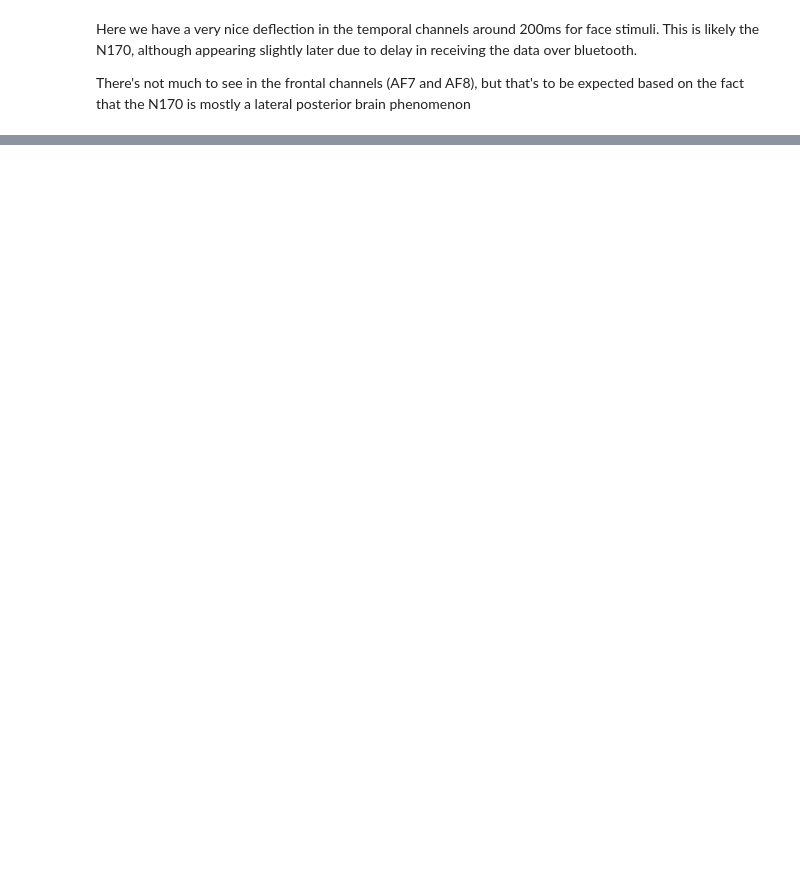
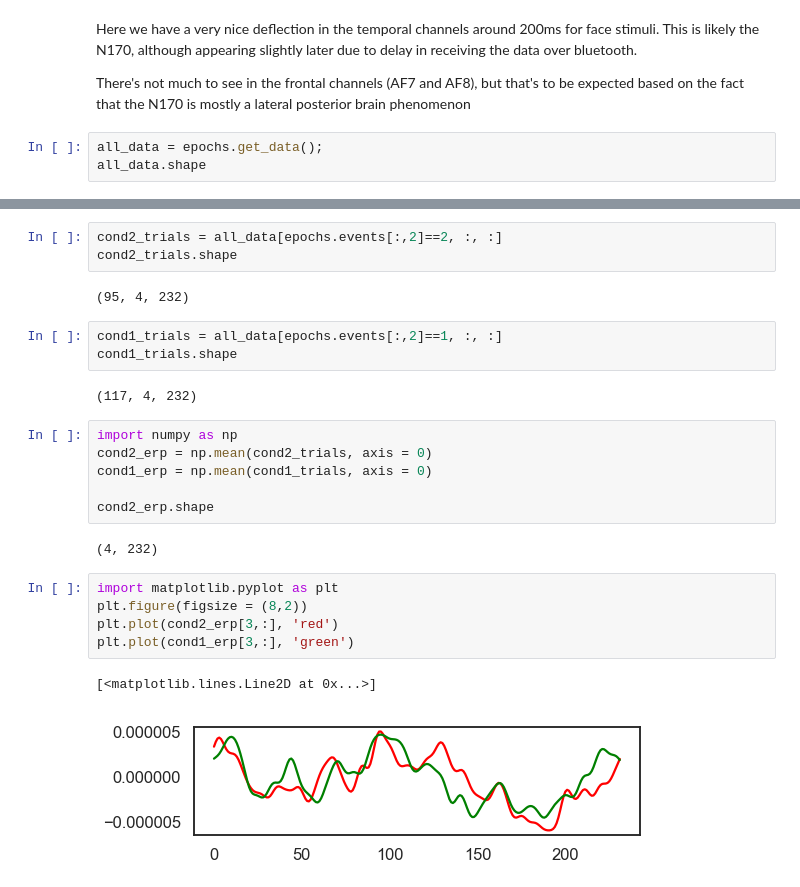
Before and after one commit to nomcomm/MediaNeuroscienceOnAShoestring_JMP, a Jupyter notebook: scripts/muse_analysis01.ipynb, the cells around one changed output, grey strips where cells are left out. Drawn from its saved outputs; the diff is of its cells as text; blank space fills up the shorter version.

```diff
--- a/scripts/muse_analysis01.ipynb
+++ b/scripts/muse_analysis01.ipynb
@@ -103,3 +103,6 @@ fig, ax = utils.plot_conditions(epochs, conditions=conditions,
 Here we have a very nice deflection in the temporal channels around 200ms for face stimuli. This is likely the N170, although appearing slightly later due to delay in receiving the data over bluetooth.
 
 There's not much to see in the frontal channels (AF7 and AF8), but that's to be expected based on the fact that the N170 is mostly a lateral posterior brain phenomenon
+# %%
+all_data = epochs.get_data();
+all_data.shape
@@ -105,0 +131,26 @@ There's not much to see in the frontal channels (AF7 and AF8), but that's to be
+# %%
+cond2_trials = all_data[epochs.events[:,2]==2, :, :]
+cond2_trials.shape
+# %% [output]
+(95, 4, 232)
+# %%
+cond1_trials = all_data[epochs.events[:,2]==1, :, :]
+cond1_trials.shape
+# %% [output]
+(117, 4, 232)
+# %%
+import numpy as np
+cond2_erp = np.mean(cond2_trials, axis = 0)
+cond1_erp = np.mean(cond1_trials, axis = 0)
+
+cond2_erp.shape
+# %% [output]
+(4, 232)
+# %%
+import matplotlib.pyplot as plt
+plt.figure(figsize = (8,2))
+plt.plot(cond2_erp[3,:], 'red')
+plt.plot(cond1_erp[3,:], 'green')
+# %% [output]
+[<matplotlib.lines.Line2D at 0x...>]
+[figure, added]
```
Also changed, not shown: parts of 6 cells of this notebook.
